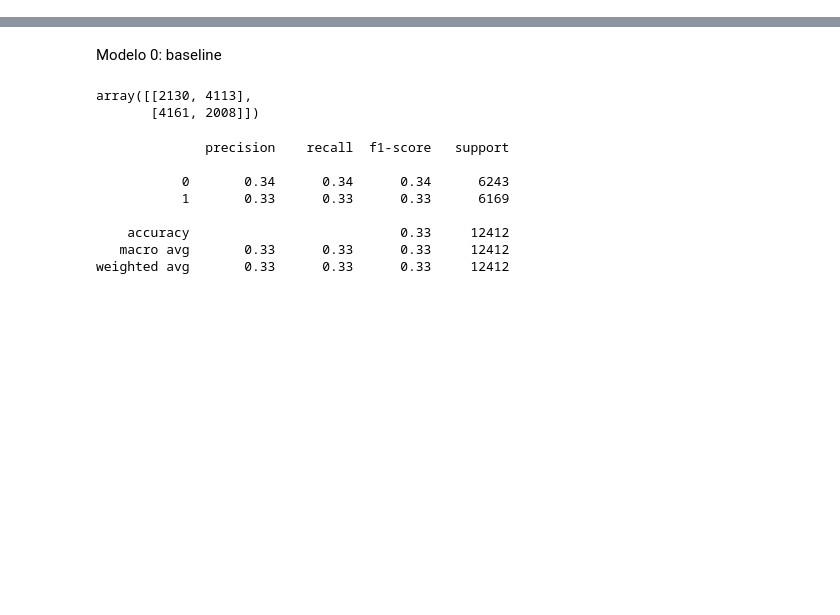
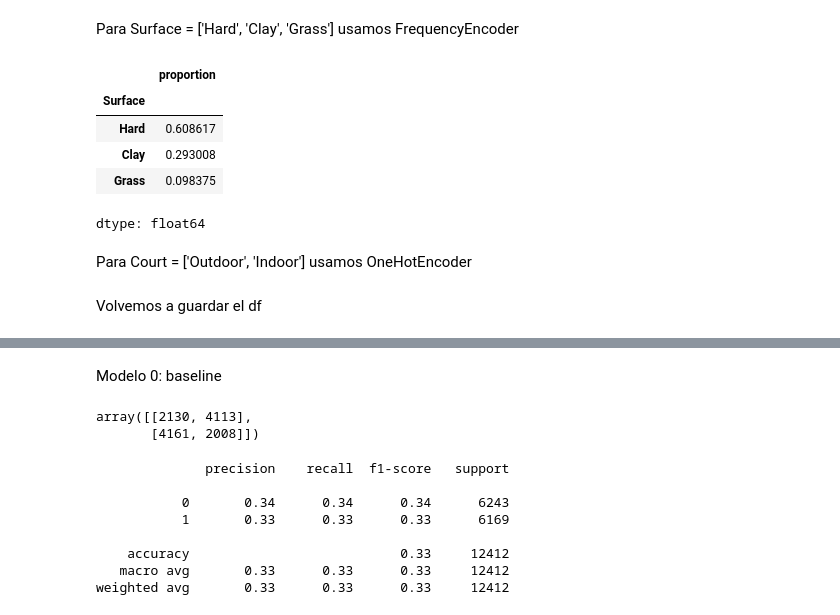
Before and after one commit to ichiP245/my-next-soderling, a Jupyter notebook: Notebooks/ModeloSoderling.ipynb, the cells around one changed output, grey strips where cells are left out. Cells and saved outputs as stored; diff of their text form; code cells hidden in the pictures; blank space fills up the shorter version.

```diff
--- a/Notebooks/ModeloSoderling.ipynb
+++ b/Notebooks/ModeloSoderling.ipynb
@@ -16,0 +59,7 @@ df['Fecha'] = pd.to_datetime(df['Fecha'], format='%Y-%m-%d')
+# %%
+round_order = {
+    '1st Round': 1, '2nd Round': 2, '3rd Round': 3,
+    '4th Round': 4, 'Quarterfinals': 5, 'Semifinals': 6, 'The Final': 7
+}
+
+df['round_encoded'] = df['Round'].map(round_order)
@@ -16,0 +76,13 @@ df['Fecha'] = pd.to_datetime(df['Fecha'], format='%Y-%m-%d')
+# %%
+df['is_best_of_5'] = (df['Best of'] == 5).astype(int)
+# %% [markdown]
+Para Surface = ['Hard', 'Clay', 'Grass'] usamos FrequencyEncoder
+# %%
+df['Surface'].value_counts(normalize=True)
+# %% [output]
+|  | proportion |
+| Surface |  |
+| Hard | 0.608617 |
+| Clay | 0.293008 |
+| Grass | 0.098375 |
+dtype: float64
@@ -16,0 +92,2 @@ df['Fecha'] = pd.to_datetime(df['Fecha'], format='%Y-%m-%d')
+# %% [markdown]
+Para Court = ['Outdoor', 'Indoor'] usamos OneHotEncoder
@@ -16,0 +101,2 @@ df['Fecha'] = pd.to_datetime(df['Fecha'], format='%Y-%m-%d')
+# %% [markdown]
+Volvemos a guardar el df
```
Also changed, not shown: parts of 13 cells of this notebook, 2 other files.
